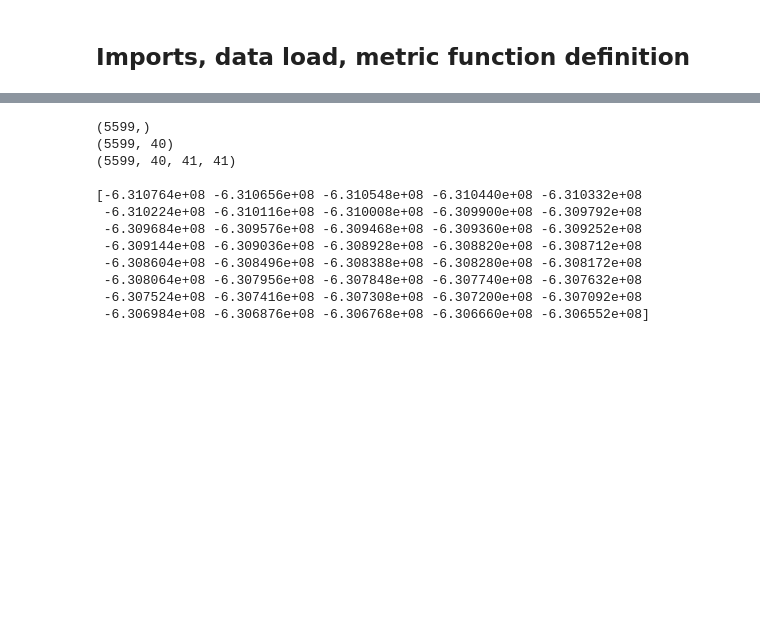
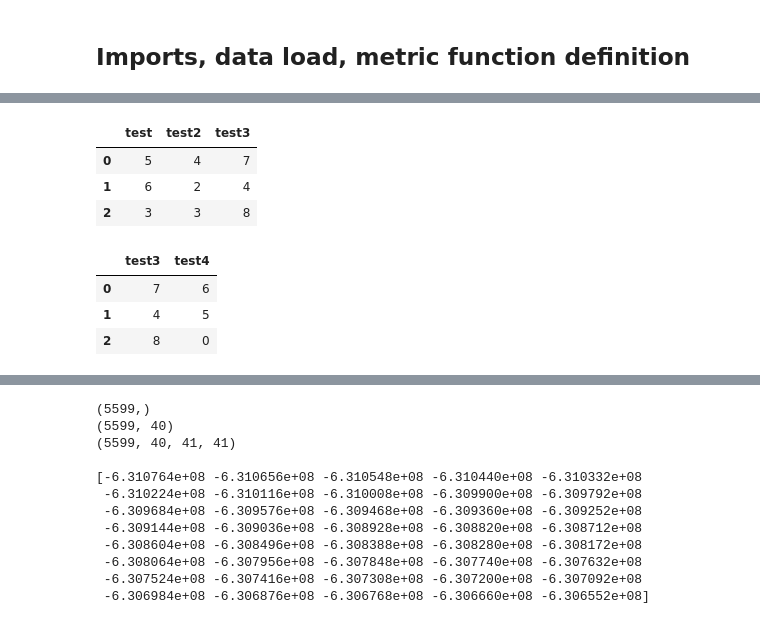
Before and after one commit to kjousselin/M2_DataChallenge, a Jupyter notebook: 2_premiers_essais_B.ipynb, the cells around one changed output, grey strips where cells are left out. Cells and saved outputs as stored; diff of their text form; code cells hidden in the pictures; blank space fills up the shorter version.

```diff
--- a/2_premiers_essais.ipynb
+++ b/2_premiers_essais_B.ipynb
@@ -32,0 +400,31 @@ Y_train = Y
+# %%
+df = pd.DataFrame(index = range(3))
+ser = pd.Series([5,6,3], name='test')
+ser2 = pd.Series([4,2,3], name='test2')
+
+
+liste = [7,4,8]
+#pd.join(df, ser)
+
+df = df.join(ser)
+df = df.join(ser2)
+df['test3'] = liste
+df
+# %% [output]
+|  | test | test2 | test3 |
+| 0 | 5 | 4 | 7 |
+| 1 | 6 | 2 | 4 |
+| 2 | 3 | 3 | 8 |
+# %%
+df = pd.DataFrame()
+
+liste = [7,4,8]
+liste2= [6,5,0]
+df['test3'] = liste
+df['test4'] = liste2
+df
+# %% [output]
+|  | test3 | test4 |
+| 0 | 7 | 6 |
+| 1 | 4 | 5 |
+| 2 | 8 | 0 |
```
Also changed, not shown: parts of 27 cells of this notebook, 2 other files.
